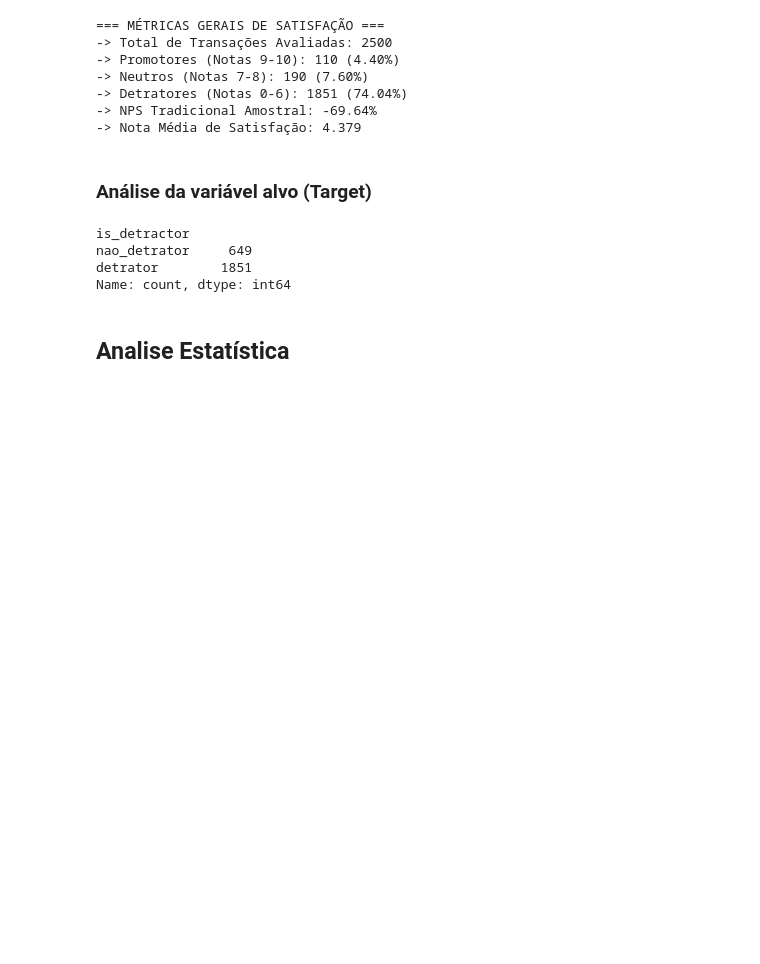
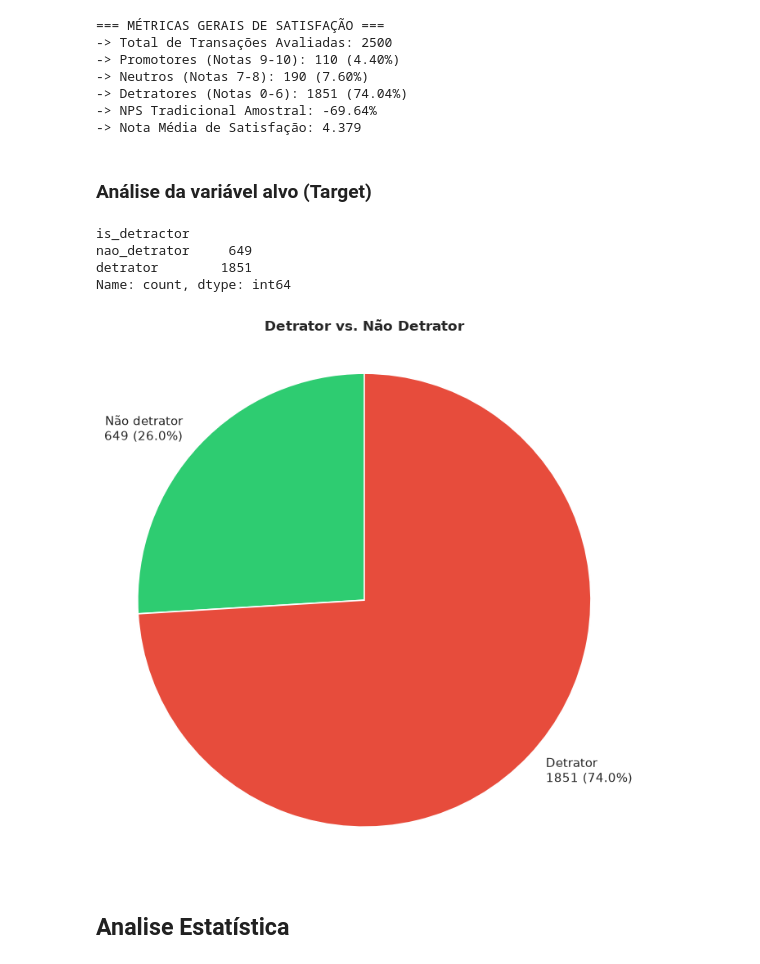
Before and after one commit to dev-roliveirajr/TECH_CHALLENGE_ECOMMERCE, a Jupyter notebook: notebooks/aed_nps.ipynb, the cells around one changed output. Drawn from its saved outputs; the diff is of its cells as text; code cells hidden in the pictures; blank space fills up the shorter version.

```diff
--- a/notebooks/aed_nps.ipynb
+++ b/notebooks/aed_nps.ipynb
@@ -253,19 +253,43 @@ print(f"-> Nota Média de Satisfação: {mean_sat:.3f}")
 -> Nota Média de Satisfação: 4.379
 # %% [markdown]
 ### Análise da variável alvo (Target)
-# %%
-# Agrupar o NPS entre Detratores e não Detratores
-df["is_detractor"] = (df["nps_score"] <= 6).astype(int)
-
-contagem = df["is_detractor"].value_counts().sort_index()
-contagem = contagem.rename(index={1: "detrator", 0: "nao_detrator"})
-
-print(contagem)
-# %% [output]
-is_detractor
-nao_detrator     649
-detrator        1851
-Name: count, dtype: int64
+# %%
+# Agrupar o NPS entre Detratores e não Detratores
+df["is_detractor"] = (df["nps_score"] <= 6).astype(int)
+
+contagem = df["is_detractor"].value_counts().reindex([0, 1]).fillna(0)
+contagem = contagem.rename(index={1: "detrator", 0: "nao_detrator"})
+
+print(contagem)
+
+# Gráfico de pizza com quantidade e percentual de cada classe
+labels = ["Não detrator", "Detrator"]
+values = [int(contagem.get("nao_detrator", 0)), int(contagem.get("detrator", 0))]
+total = sum(values)
+percents = [v / total * 100 if total else 0 for v in values]
+
+pie_labels = [f"{label}\n{value} ({pct:.1f}%)" for label, value, pct in zip(labels, values, percents)]
+
+fig, ax = plt.subplots(figsize=(7, 7))
+ax.pie(
+    values,
+    labels=pie_labels,
+    startangle=90,
+    counterclock=True,
+    autopct=None,
+    wedgeprops={"edgecolor": "white", "linewidth": 1.2},
+    colors=["#2ecc71", "#e74c3c"],
+)
+ax.set_title("Detrator vs. Não Detrator", fontweight="bold")
+ax.axis("equal")
+plt.tight_layout()
+plt.show()
+# %% [output]
+is_detractor
+nao_detrator     649
+detrator        1851
+Name: count, dtype: int64
+[figure, added]
 # %% [markdown]
 ## Analise Estatística
 # %% [markdown]
```
Also changed, not shown: parts of 10 cells of this notebook, 15 other files.
